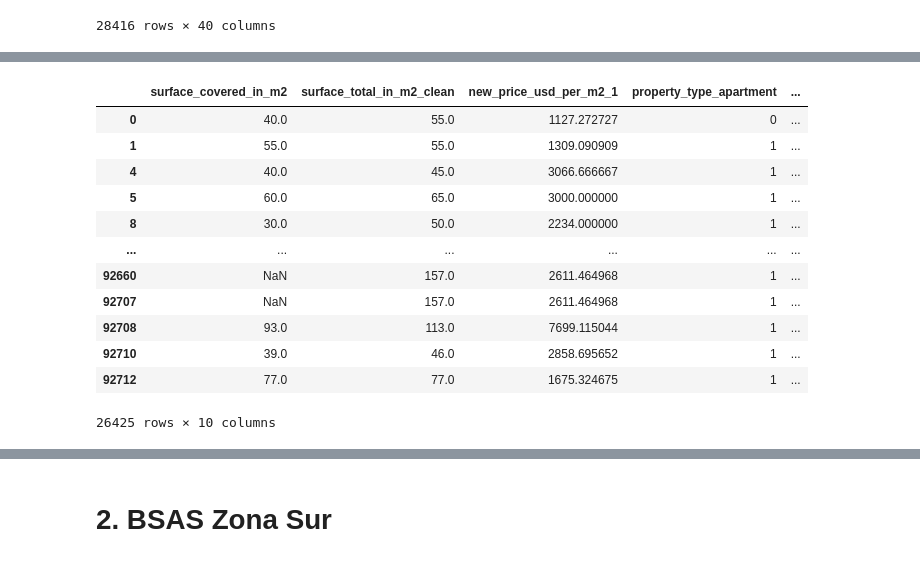
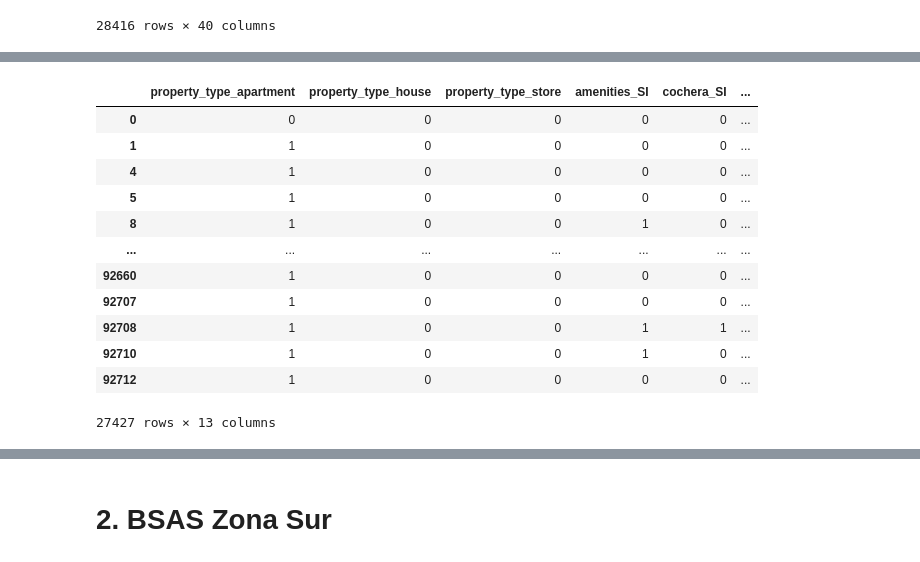
Before and after one commit to giustipatricio/grupo4-1120_ed_13, a Jupyter notebook: Entrega 2/Entrega 2.ipynb, the cells around one changed output, grey strips where cells are left out. Drawn from its saved outputs; the diff is of its cells as text; code cells hidden in the pictures.

```diff
--- a/Entrega 2/Entrega 2.ipynb
+++ b/Entrega 2/Entrega 2.ipynb
@@ -164,8 +227,7 @@ See the caveats in the documentation: https://pandas.pydata.org/pandas-docs/stab
 # %%
-#Reemplazamos los nulos de la columna por valores cero
-ambientes_134 = df_caba_dummies["CABA_barrios_mas_caros"].isnull()
-ambientes_134
-df_caba_dummies.loc[ambientes_134, "CABA_barrios_mas_caros"] = 0
-df_rooms_unique = df_caba_dummies["CABA_barrios_mas_caros"].unique()
-df_rooms_unique
+#ambientes_134 = df_caba_dummies["CABA_barrios_mas_caros"].isnull()
+#ambientes_134
+#df_caba_dummies.loc[ambientes_134, "CABA_barrios_mas_caros"] = 0
+#df_rooms_unique = df_caba_dummies["CABA_barrios_mas_caros"].unique()
+#df_rooms_unique
 #print(df_rooms_unique)
@@ -175,10 +257,10 @@ array([   0.        , 3365.38461538, 2292.37288136, ..., 1666.66666667,
 # %%
 #regularizacion de variables no numericas dropeandolas
-df_caba_dummies_drop = df_caba_dummies.drop(["pileta","parrilla","jardin","gym",'Unnamed: 0','new_rooms_clean',"place_with_parent_names", 'operation', 'place_name',"country_name","geonames_id","lat-lon","lat","lon","price","currency","price_aprox_local_currency","price_aprox_usd","surface_total_in_m2","price_usd_per_m2","price_per_m2","floor", "rooms",	"expenses",	"properati_url",	"description",	"title",	"image_thumbnail",	"counter",	"nulos","new_rooms", "place_name_clean"  ], axis=1)
+df_caba_dummies_drop = df_caba_dummies.drop(["pileta","parrilla","jardin","gym",'Unnamed: 0',"place_with_parent_names", 'operation', 'place_name',"country_name","geonames_id","lat-lon","lat","lon","price","currency","price_aprox_local_currency","price_aprox_usd","surface_total_in_m2","price_usd_per_m2","price_per_m2","floor", "rooms",	"expenses",	"properati_url",	"description",	"title",	"image_thumbnail",	"counter",	"nulos","new_rooms", "place_name_clean"  ], axis=1)
 # %%
 #topes maximos y minimos, tenemos que hacer max i min cuadrados para que esto sea justificado correctamente
-df_caba_dummies_drop = df_caba_dummies_drop[df_caba_dummies_drop['new_price_usd_per_m2_1'] < 8000]
-df_caba_dummies_drop = df_caba_dummies_drop[df_caba_dummies_drop['new_price_usd_per_m2_1'] > 1000]
+df_caba_dummies_drop = df_caba_dummies_drop[df_caba_dummies_drop['new_price_usd_per_m2_1'] < 8500]
+df_caba_dummies_drop = df_caba_dummies_drop[df_caba_dummies_drop['new_price_usd_per_m2_1'] > 150]
 #df_caba = df_caba.new_price_usd_per_m2_1
 df_caba_dummies_drop
 # %% [output]
@@ -216,46 +298,39 @@ Index(['Unnamed: 0', 'operation', 'property_type', 'place_name',
 # %%
 #copiamos el dataset para poder modificarlo
 df_caba_scale = df_caba_dummies_drop
 df_caba_minmax = df_caba_dummies_drop
 
 #estandarizamos por Scale las variables, debemos de probar las diferentes estandarizaciones para ver si alguna mejora el resultado del set
 scaler = preprocessing.MinMaxScaler()
 
 df_caba_minmax["new_price_usd_per_m2_1_n"] = scaler.fit_transform(df_caba_minmax[["new_price_usd_per_m2_1"]])
-df_caba_minmax["property_type_apartment_n"] = scaler.fit_transform(df_caba_minmax[["property_type_apartment"]])
-df_caba_minmax["property_type_house_n"] = scaler.fit_transform(df_caba_minmax[["property_type_house"]])
-df_caba_minmax["property_type_store_n"] = scaler.fit_transform(df_caba_minmax[["property_type_store"]])
-df_caba_minmax["amenities_SI_n"] = scaler.fit_transform(df_caba_minmax[["amenities_SI"]])
-df_caba_minmax["cochera_SI_n"] = scaler.fit_transform(df_caba_minmax[["cochera_SI"]])
-df_caba_minmax["CABA_barrios_mas_caros_n"] = scaler.fit_transform(df_caba_minmax[["CABA_barrios_mas_caros"]])
+df_caba_minmax["surface_total_in_m2_clean_n"] = scaler.fit_transform(df_caba_minmax[["surface_total_in_m2_clean"]])
 #estandarizamos por Scale las variables, debemos de probar las diferentes estandarizaciones para ver si alguna mejora el resultado del set
 df_caba_scale["new_price_usd_per_m2_1_n"] = preprocessing.scale(df_caba_scale["new_price_usd_per_m2_1"])
-df_caba_scale["property_type_apartment_n"] = preprocessing.scale(df_caba_scale["property_type_apartment"])
-df_caba_scale["property_type_house_n"] = preprocessing.scale(df_caba_scale["property_type_house"])
-df_caba_scale["property_type_store_n"] = preprocessing.scale(df_caba_scale["property_type_store"])
-df_caba_scale["amenities_SI_n"] = preprocessing.scale(df_caba_scale["amenities_SI"])
-df_caba_scale["cochera_SI_n"] = preprocessing.scale(df_caba_scale["cochera_SI"])
-df_caba_scale["CABA_barrios_mas_caros_n"] = preprocessing.scale(df_caba_scale["CABA_barrios_mas_caros"])
+df_caba_scale["surface_total_in_m2_clean_n"] = preprocessing.scale(df_caba_scale["surface_total_in_m2_clean"])
+df_caba_scale["surface_covered_in_m2_n"] = preprocessing.scale(df_caba_scale["surface_covered_in_m2"])
+df_caba_scale["new_rooms_clean_n"] = preprocessing.scale(df_caba_scale["new_rooms_clean"])
+
 
 #dropeamos las variables excedentes
-df_caba_minmax = df_caba_minmax.drop(["new_price_usd_per_m2_1","property_type_apartment","property_type_house","property_type_store","amenities_SI","cochera_SI","CABA_barrios_mas_caros"], axis=1)
-df_caba_scale = df_caba_scale.drop(["new_price_usd_per_m2_1","property_type_apartment","property_type_house","property_type_store","amenities_SI","cochera_SI","CABA_barrios_mas_caros"], axis=1)
-df_caba_dummies_drop = df_caba_dummies_drop.drop(["new_price_usd_per_m2_1_n","property_type_apartment_n","property_type_house_n","property_type_store_n","amenities_SI_n","cochera_SI_n"], axis=1)
-df_caba_dummies_drop
+df_caba_minmax = df_caba_minmax.drop(["new_price_usd_per_m2_1","surface_total_in_m2_clean","surface_covered_in_m2","new_rooms_clean"], axis=1)
+df_caba_scale = df_caba_scale.drop(["new_price_usd_per_m2_1","surface_total_in_m2_clean","surface_covered_in_m2","new_rooms_clean"], axis=1)
+df_caba_dummies_drop = df_caba_dummies_drop.drop(["new_price_usd_per_m2_1_n","surface_total_in_m2_clean_n","surface_covered_in_m2_n","new_rooms_clean_n"], axis=1)
+df_caba_scale
 # %% [output]
-|  | surface_covered_in_m2 | surface_total_in_m2_clean | new_price_usd_per_m2_1 | property_type_apartment | ... |
-| 0 | 40.0 | 55.0 | 1127.272727 | 0 | ... |
-| 1 | 55.0 | 55.0 | 1309.090909 | 1 | ... |
-| 4 | 40.0 | 45.0 | 3066.666667 | 1 | ... |
-| 5 | 60.0 | 65.0 | 3000.000000 | 1 | ... |
-| 8 | 30.0 | 50.0 | 2234.000000 | 1 | ... |
-| ... | ... | ... | ... | ... | ... |
-| 92660 | NaN | 157.0 | 2611.464968 | 1 | ... |
-| 92707 | NaN | 157.0 | 2611.464968 | 1 | ... |
-| 92708 | 93.0 | 113.0 | 7699.115044 | 1 | ... |
-| 92710 | 39.0 | 46.0 | 2858.695652 | 1 | ... |
-| 92712 | 77.0 | 77.0 | 1675.324675 | 1 | ... |
+|  | property_type_apartment | property_type_house | property_type_store | amenities_SI | cochera_SI | ... |
+| 0 | 0 | 0 | 0 | 0 | 0 | ... |
+| 1 | 1 | 0 | 0 | 0 | 0 | ... |
+| 4 | 1 | 0 | 0 | 0 | 0 | ... |
+| 5 | 1 | 0 | 0 | 0 | 0 | ... |
+| 8 | 1 | 0 | 0 | 1 | 0 | ... |
+| ... | ... | ... | ... | ... | ... | ... |
+| 92660 | 1 | 0 | 0 | 0 | 0 | ... |
+| 92707 | 1 | 0 | 0 | 0 | 0 | ... |
+| 92708 | 1 | 0 | 0 | 1 | 1 | ... |
+| 92710 | 1 | 0 | 0 | 1 | 0 | ... |
+| 92712 | 1 | 0 | 0 | 0 | 0 | ... |
-26425 rows × 10 columns
+27427 rows × 13 columns
 # %%
 #Quitamos las variables que no vamos a incluir en el modelo
 
```
Also changed, not shown: parts of 108 cells of this notebook.
